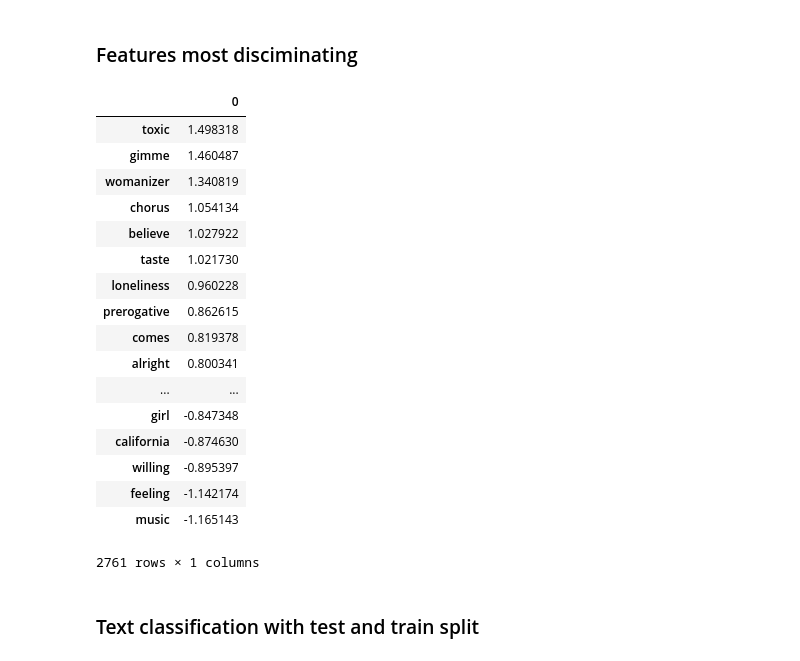
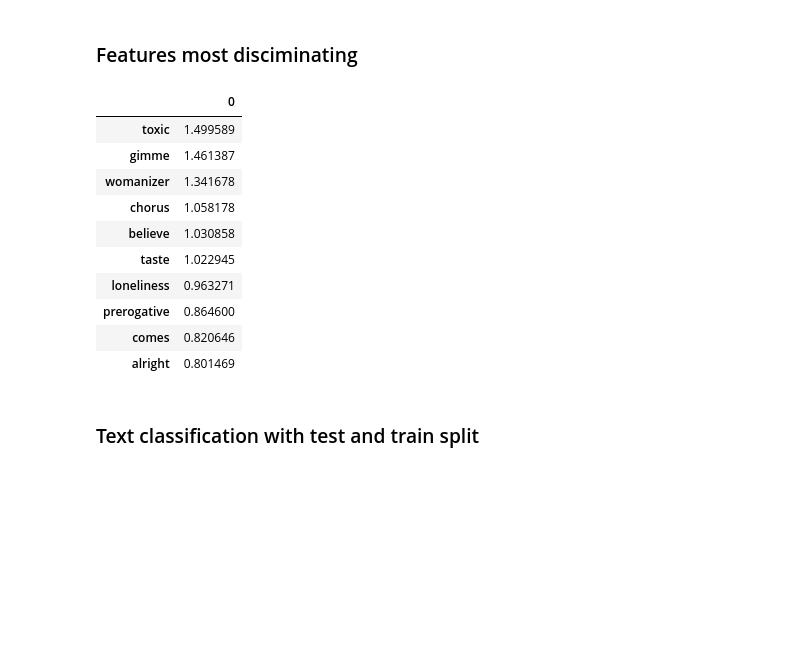
Before and after one commit to ahsansana1/lyrics_classification, a Jupyter notebook: Rihanna_Britney_lyrics.ipynb, the cells around one changed output. Saved outputs shown, nothing was run; the diff lists cells and outputs as text; code cells hidden in the pictures; blank space fills up the shorter version.

```diff
--- a/Rihanna_Britney_lyrics.ipynb
+++ b/Rihanna_Britney_lyrics.ipynb
@@ -66,19 +88,16 @@ for num, i in enumerate(all_txt_files):
 df = pd.DataFrame()
 # pattern for selecting words having minimum length 3
 pattern = '[^\w{3,}]'
-
-txt_files = os.listdir()
-data1 = []
-for s in txt_files:
-    if s.endswith('.txt'):
-        data1.append(s)
-for i in data1:
-    with open(i):
-        with open(i) as infile:
+lyrics = []
+for filename in os.listdir('H:/Spiced academy/Week 4/cleandata/lyrics_classification'):
+    if filename.endswith('.txt'):
+        filename = 'H:/Spiced academy/Week 4/cleandata/lyrics_classification/' + filename
+        with open(filename) as infile:
             all_lyrics = infile.read()
             all_words = re.sub(pattern, " ", all_lyrics.lower())
-        df = df.append(pd.DataFrame([all_words]))
+            lyrics.append(all_words)
+df = pd.DataFrame({'lyrics' :lyrics})
 df['Artist'] = 'Rihanna'
-df.rename(index=str, columns={0: "lyrics"})
-df.head(5)
+# df.rename(index=str, columns={0: "lyrics"},inplace=True)
+df.head()
 # %% [output]
@@ -91,7 +110,7 @@ df.head(5)
 # %% [markdown]
 ### Removing repeated lyrics
 # %%
-df['Consec_lyrics'] = df[0] == df.shift()[0]
+df['Consec_lyrics'] = df['lyrics'] == df.shift()['lyrics']
 df2 = df[df['Consec_lyrics'] == False]
 df2 = df2.drop(['Consec_lyrics'], axis=1)
 df3 = df2[:99]
@@ -99,9 +118,9 @@ df3 = df2[:99]
 ### Rihanna lyrics with all words having minimum three alphabets
 # %%
 rihanna_corpus = []
-for i in df3[0]:
+for i in df3['lyrics']:
     s = re.findall('\w{3,}', i)
     c = ' '.join(s)
     rihanna_corpus.append(c)
-rihanna_corpus[:2]
+rihanna_corpus[:1]
 # %% [output]
@@ -112,5 +132,5 @@ rihanna_corpus[:2]
 # %%
-df4 = pd.read_csv('britney')
+df4 = pd.read_csv('britney.csv')
 df4.head()
 # %% [output]
 |  | Unnamed: 0 | lyrics |
@@ -345,32 +354,25 @@ array([[0.46214639, 0.53785361],
 # %%
 one = mc.feature_log_prob_[0]
 two = mc.feature_log_prob_[1]
 
 diff = one - two
 
 import pandas as pd
 
 df = pd.DataFrame(diff, index= list(sorted(m.vocabulary_.keys())) ).sort_values(by=0, ascending=False)
-df
+df[:10]
 # %% [output]
 |  | 0 |
-| toxic | 1.498318 |
-| gimme | 1.460487 |
-| womanizer | 1.340819 |
-| chorus | 1.054134 |
-| believe | 1.027922 |
-| taste | 1.021730 |
-| loneliness | 0.960228 |
-| prerogative | 0.862615 |
-| comes | 0.819378 |
-| alright | 0.800341 |
-| ... | ... |
-| girl | -0.847348 |
-| california | -0.874630 |
-| willing | -0.895397 |
-| feeling | -1.142174 |
-| music | -1.165143 |
+| toxic | 1.499589 |
+| gimme | 1.461387 |
+| womanizer | 1.341678 |
+| chorus | 1.058178 |
+| believe | 1.030858 |
+| taste | 1.022945 |
+| loneliness | 0.963271 |
+| prerogative | 0.864600 |
+| comes | 0.820646 |
+| alright | 0.801469 |
-2761 rows × 1 columns
 # %% [markdown]
 ### Text classification with test and train split
 # %%
```
Also changed, not shown: parts of 34 cells of this notebook, 1 other file.
